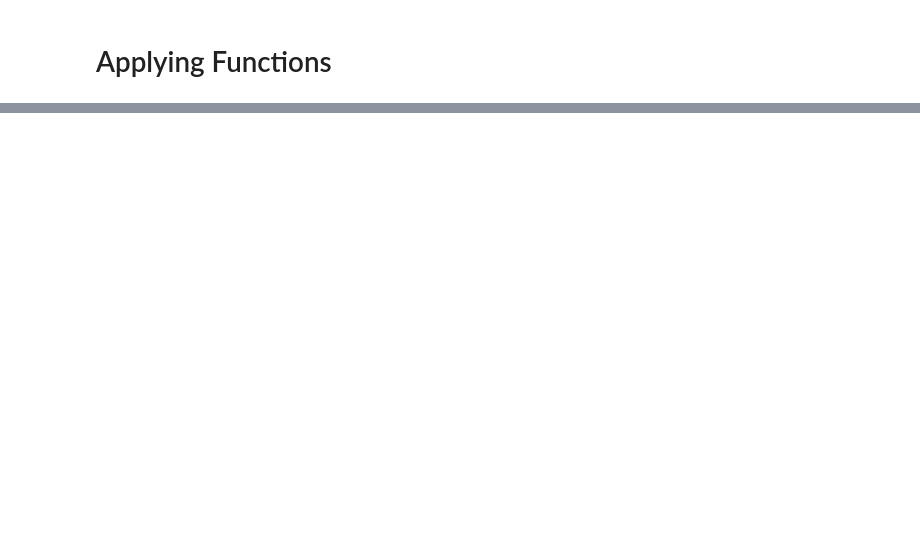
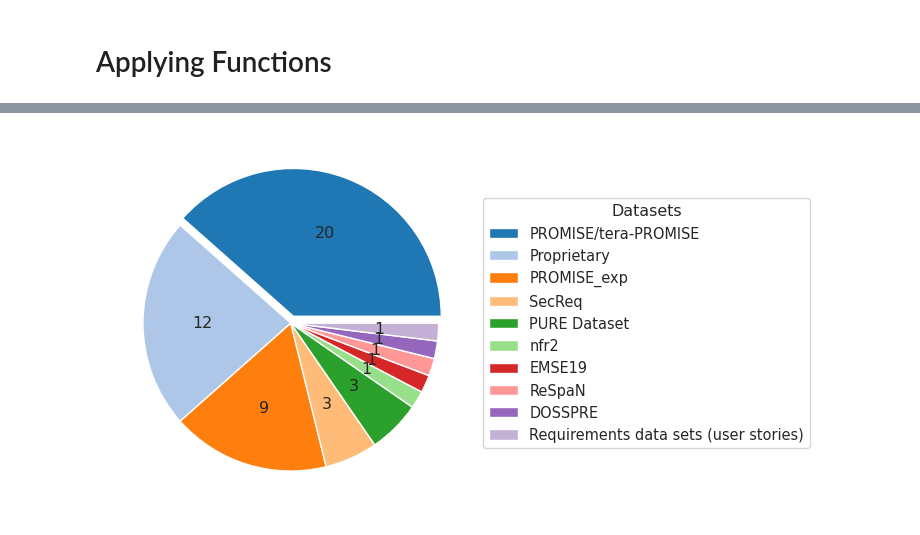
Before and after one commit to aisepucrio/slr-supplementary-material, a Jupyter notebook: SLR_DATAVIZ.ipynb, the cells around one changed output, grey strips where cells are left out. Drawn from its saved outputs; the diff is of its cells as text; code cells hidden in the pictures; blank space fills up the shorter version.

```diff
--- a/SLR_DATAVIZ.ipynb
+++ b/SLR_DATAVIZ.ipynb
@@ -140,0 +147,4 @@ showMostUsedAlgorithms()
+# %%
+ShowMostUsedDataSets("tab20")
+# %% [output]
+[figure, added]
```
Also changed, not shown: parts of 9 cells of this notebook, 1 other file.
